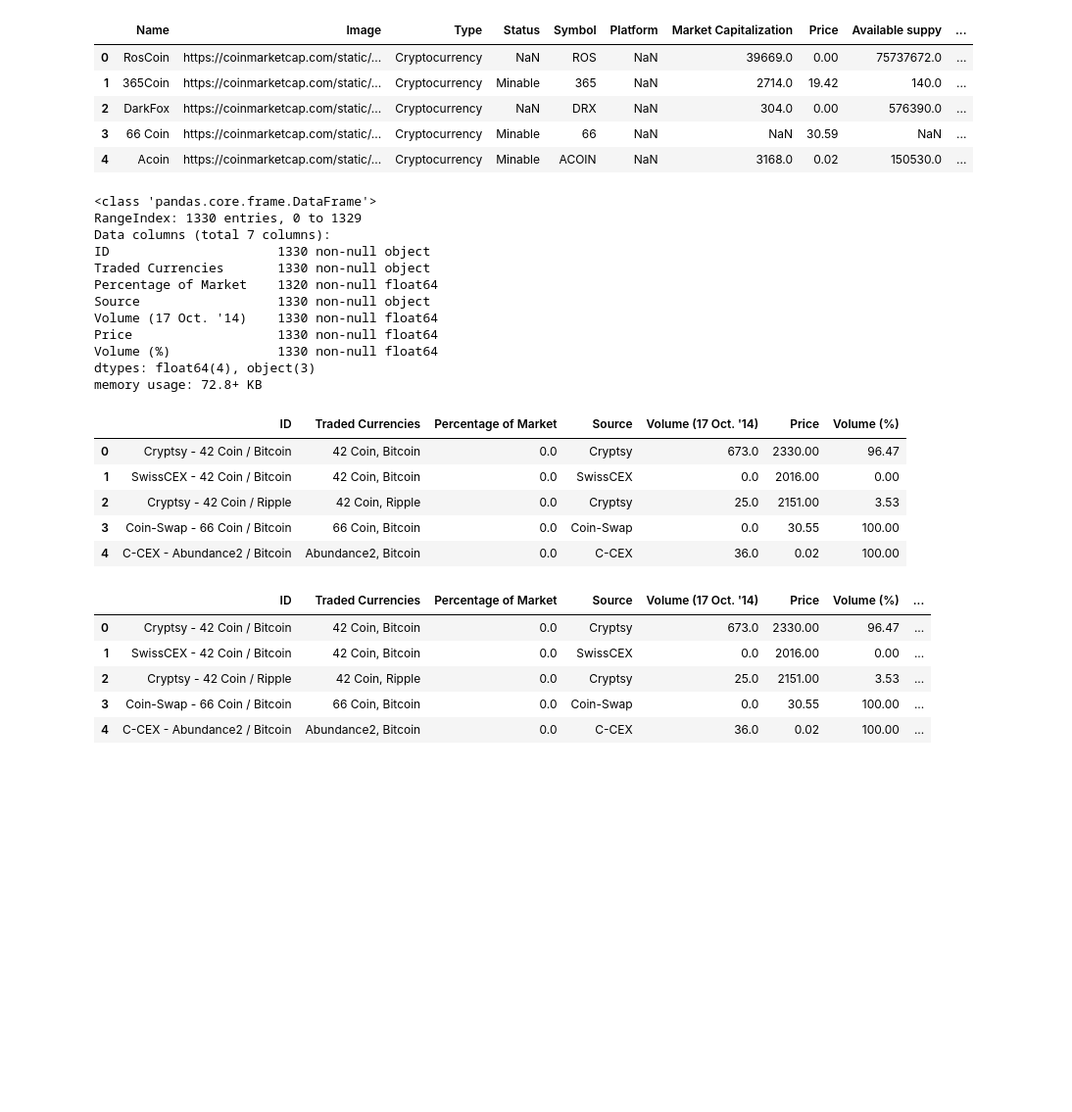
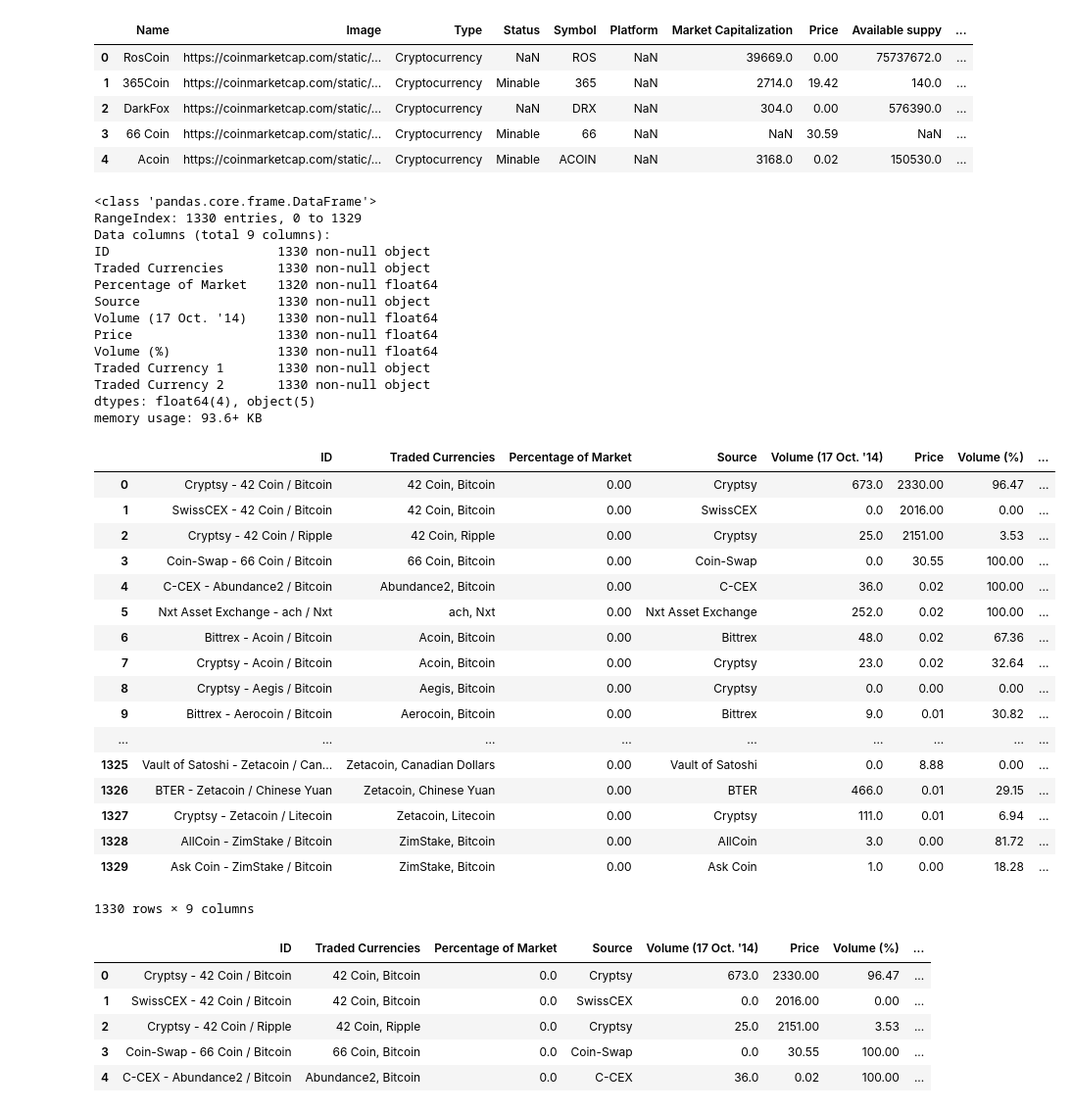
Before and after one commit to cqfkfc/ga-group-project-1, a Jupyter notebook: team-silkroad.ipynb, the cells around one changed output. Shown at 98% size. Drawn from its saved outputs; the diff is of its cells as text; code cells hidden in the pictures; blank space fills up the shorter version.

```diff
--- a/team-silkroad.ipynb
+++ b/team-silkroad.ipynb
@@ -33,7 +33,7 @@ exchanges = pd.read_csv("./datasets/exchanges_and_markets.csv")
 # clean currencies
 def clean_numeric_cell(value):
     if type(value) == str:
-        value = value.replace('$','').replace(',','').replace('%','') # remove $ from prices to facilitate sorting
+        value = value.replace('$','').replace(',','').replace('%','').replace(' ','') # remove $ from prices to facilitate sorting
     try:
         value = float(value)
     except:
@@ -73,30 +73,44 @@ memory usage: 50.0+ KB
 # %%
 # clean exchanges
 numeric_columns_exchanges = ['Price',"Volume (17 Oct. '14)",'Volume (%)','Percentage of Market']
 for column_name in numeric_columns_exchanges:
     exchanges[column_name] = exchanges[column_name].apply(clean_numeric_cell)
 
 exchanges.info()
-exchanges.head()
+exchanges
 # %% [output]
 <class 'pandas.core.frame.DataFrame'>
 RangeIndex: 1330 entries, 0 to 1329
-Data columns (total 7 columns):
+Data columns (total 9 columns):
 ID                      1330 non-null object
 Traded Currencies       1330 non-null object
 Percentage of Market    1320 non-null float64
 Source                  1330 non-null object
 Volume (17 Oct. '14)    1330 non-null float64
 Price                   1330 non-null float64
 Volume (%)              1330 non-null float64
-dtypes: float64(4), object(3)
-memory usage: 72.8+ KB
+Traded Currency 1       1330 non-null object
+Traded Currency 2       1330 non-null object
+dtypes: float64(4), object(5)
+memory usage: 93.6+ KB
-|  | ID | Traded Currencies | Percentage of Market | Source | Volume (17 Oct. '14) | Price | Volume (%) |
-| 0 | Cryptsy - 42 Coin / Bitcoin | 42 Coin, Bitcoin | 0.0 | Cryptsy | 673.0 | 2330.00 | 96.47 |
-| 1 | SwissCEX - 42 Coin / Bitcoin | 42 Coin, Bitcoin | 0.0 | SwissCEX | 0.0 | 2016.00 | 0.00 |
-| 2 | Cryptsy - 42 Coin / Ripple | 42 Coin, Ripple | 0.0 | Cryptsy | 25.0 | 2151.00 | 3.53 |
-| 3 | Coin-Swap - 66 Coin / Bitcoin | 66 Coin, Bitcoin | 0.0 | Coin-Swap | 0.0 | 30.55 | 100.00 |
-| 4 | C-CEX - Abundance2 / Bitcoin | Abundance2, Bitcoin | 0.0 | C-CEX | 36.0 | 0.02 | 100.00 |
+|  | ID | Traded Currencies | Percentage of Market | Source | Volume (17 Oct. '14) | Price | Volume (%) | ... |
+| 0 | Cryptsy - 42 Coin / Bitcoin | 42 Coin, Bitcoin | 0.00 | Cryptsy | 673.0 | 2330.00 | 96.47 | ... |
+| 1 | SwissCEX - 42 Coin / Bitcoin | 42 Coin, Bitcoin | 0.00 | SwissCEX | 0.0 | 2016.00 | 0.00 | ... |
+| 2 | Cryptsy - 42 Coin / Ripple | 42 Coin, Ripple | 0.00 | Cryptsy | 25.0 | 2151.00 | 3.53 | ... |
+| 3 | Coin-Swap - 66 Coin / Bitcoin | 66 Coin, Bitcoin | 0.00 | Coin-Swap | 0.0 | 30.55 | 100.00 | ... |
+| 4 | C-CEX - Abundance2 / Bitcoin | Abundance2, Bitcoin | 0.00 | C-CEX | 36.0 | 0.02 | 100.00 | ... |
+| 5 | Nxt Asset Exchange - ach / Nxt | ach, Nxt | 0.00 | Nxt Asset Exchange | 252.0 | 0.02 | 100.00 | ... |
+| 6 | Bittrex - Acoin / Bitcoin | Acoin, Bitcoin | 0.00 | Bittrex | 48.0 | 0.02 | 67.36 | ... |
+| 7 | Cryptsy - Acoin / Bitcoin | Acoin, Bitcoin | 0.00 | Cryptsy | 23.0 | 0.02 | 32.64 | ... |
+| 8 | Cryptsy - Aegis / Bitcoin | Aegis, Bitcoin | 0.00 | Cryptsy | 0.0 | 0.00 | 0.00 | ... |
+| 9 | Bittrex - Aerocoin / Bitcoin | Aerocoin, Bitcoin | 0.00 | Bittrex | 9.0 | 0.01 | 30.82 | ... |
+| ... | ... | ... | ... | ... | ... | ... | ... | ... |
+| 1325 | Vault of Satoshi - Zetacoin / Can... | Zetacoin, Canadian Dollars | 0.00 | Vault of Satoshi | 0.0 | 8.88 | 0.00 | ... |
+| 1326 | BTER - Zetacoin / Chinese Yuan | Zetacoin, Chinese Yuan | 0.00 | BTER | 466.0 | 0.01 | 29.15 | ... |
+| 1327 | Cryptsy - Zetacoin / Litecoin | Zetacoin, Litecoin | 0.00 | Cryptsy | 111.0 | 0.01 | 6.94 | ... |
+| 1328 | AllCoin - ZimStake / Bitcoin | ZimStake, Bitcoin | 0.00 | AllCoin | 3.0 | 0.00 | 81.72 | ... |
+| 1329 | Ask Coin - ZimStake / Bitcoin | ZimStake, Bitcoin | 0.00 | Ask Coin | 1.0 | 0.00 | 18.28 | ... |
+1330 rows × 9 columns
 # %%
 # split exchanges' traded currencies to 2 columns
 exchanges['Traded Currency 1'] = exchanges['Traded Currencies'].apply(lambda x: x.split(',')[0])
```
Also changed, not shown: parts of 7 cells of this notebook.
